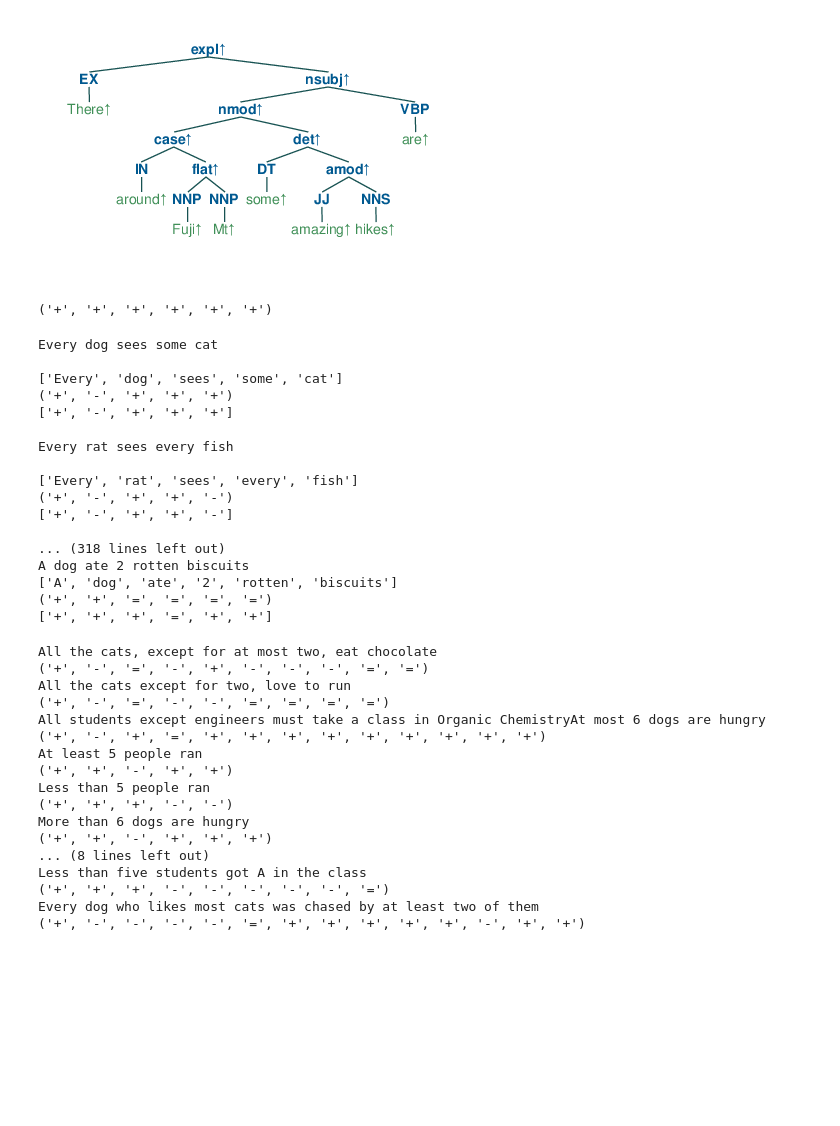
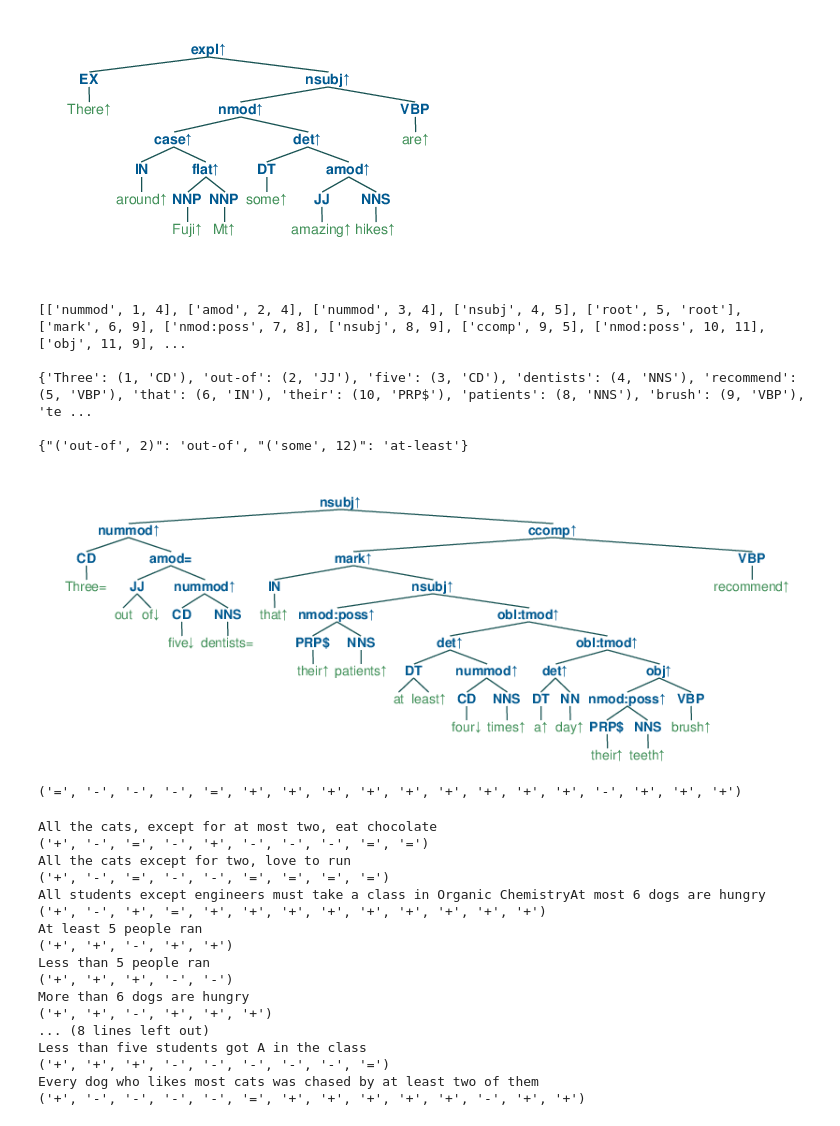
Before and after one commit to eric11eca/NeuralLog, a Jupyter notebook: src/Udep2Mono.ipynb, the cells around one changed output. Cells and saved outputs as stored; diff of their text form; code cells hidden in the pictures; blank space fills up the shorter version.

Commit message:
robustness evaluation on Udep2Mono

```diff
--- a/src/Udep2Mono.ipynb
+++ b/src/Udep2Mono.ipynb
@@ -174,11 +174,16 @@ quantifier_replacement = {
     "Not-some": "some",
     "Not-all": "all",
     "Not-each": "each",
+
+    "after-all": "after-all",
+    "out-of": "out-of",
+    "hardly-ever": "never",
+    "no-longer": "no-longer",
 }
 
 def preprocess(sentence):
     replaced = {}
-    processed = sentence#.lower()
+    processed = sentence
     for orig in replacement:
         if orig in processed:
             processed = processed.replace(orig, replacement[orig])
@@ -373,7 +378,6 @@ hierarchy = {
     "advcl-sent": 1,
     "advmod-sent": 2,
     "case": 10,
-    "case-after": 75,
     "mark": 10,
     "expl": 10,
     "discourse": 10,
@@ -1462,67 +1468,22 @@ hours
 [figure]
 [figure]
 # %%
-sentences = ["A few boys chased a girl"]
-pipeline = PolarizationPipeline(verbose=0)
+sentences = ["Three out of five dentists recommend that their patients brush their teeth at least four times a day"]
+pipeline = PolarizationPipeline(verbose=2)
 for sentence in sentences:
     annotation = pipeline.single_polarization(sentence)
-    #tree = pipeline.postprocess(annotation["polarized_tree"])
-    #btree = Tree.fromstring(tree.replace('[', '(').replace(']', ')'))
-    #jupyter_draw_nltk_tree(btree)
+    tree = pipeline.postprocess(annotation["polarized_tree"])
+    btree = Tree.fromstring(tree.replace('[', '(').replace(']', ')'))
+    jupyter_draw_nltk_tree(btree)
     print(list(zip(*annotation['annotated'].popkeys()))[2])
 # %% [output]
-('+', '+', '+', '+', '+', '+')
+[['nummod', 1, 4], ['amod', 2, 4], ['nummod', 3, 4], ['nsubj', 4, 5], ['root', 5, 'root'], ['mark', 6, 9], ['nmod:poss', 7, 8], ['nsubj', 8, 9], ['ccomp', 9, 5], ['nmod:poss', 10, 11], ['obj', 11, 9], ...
+
+{'Three': (1, 'CD'), 'out-of': (2, 'JJ'), 'five': (3, 'CD'), 'dentists': (4, 'NNS'), 'recommend': (5, 'VBP'), 'that': (6, 'IN'), 'their': (10, 'PRP$'), 'patients': (8, 'NNS'), 'brush': (9, 'VBP'), 'te ...
+
+{"('out-of', 2)": 'out-of', "('some', 12)": 'at-least'}
+[figure, added]
+('=', '-', '-', '-', '=', '+', '+', '+', '+', '+', '+', '+', '+', '+', '-', '+', '+', '+')
-# %%
-with open("Udep2Mono/gold.txt", "r") as data:
-    with open("Udep2Mono/gold_label.txt", "r", encoding='utf-8') as label:
-        labels = label.readlines()
-        sentences = data.readlines()
-        pipeline = PolarizationPipeline(verbose=0)
-
-        for i in range(len(sentences)):
-            print(sentences[i])
-
-            sentence = sentences[i].strip()
-            sentence = sentence.replace('\n', '')
-            print(sentence.split(' '))
-            annotation = pipeline.single_polarization(sentence)
-            #annotated_sent = annotation2string(annotation)
-            #vec = [arrow2int(x) for x in annotated_sent.split(' ')]
-            label = [arrow2int(x) for x in labels[i].split(' ')]
-
-            print(list(zip(*annotation['annotated'].popkeys()))[2])
-            print(label)
-            print()
-            '''
-            if len(vec) == len(label):
-                x = np.array(vec)
-                y = np.array(label)
-                if np.array_equal(x, y):
-                    num_correct += 1
-                else:
-                    incorrect.append(annotation['original'])
-            else:
-                need_process.append(annotation['original'])'''
-
-#print("Correct annotation: ", num_correct)
-# %% [output]
-Every dog sees some cat
-
-['Every', 'dog', 'sees', 'some', 'cat']
-('+', '-', '+', '+', '+')
-['+', '-', '+', '+', '+']
-
-Every rat sees every fish
-
-['Every', 'rat', 'sees', 'every', 'fish']
-('+', '-', '+', '+', '-')
-['+', '-', '+', '+', '-']
-
-... (318 lines left out)
-A dog ate 2 rotten biscuits
-['A', 'dog', 'ate', '2', 'rotten', 'biscuits']
-('+', '+', '=', '=', '=', '=')
-['+', '+', '+', '=', '+', '+']
 # %%
 sentences = ["All the cats, except for at most two, eat chocolate",
              "All the cats except for two, love to run",
```
Also changed, not shown: parts of 7 cells of this notebook, 4 other files.
